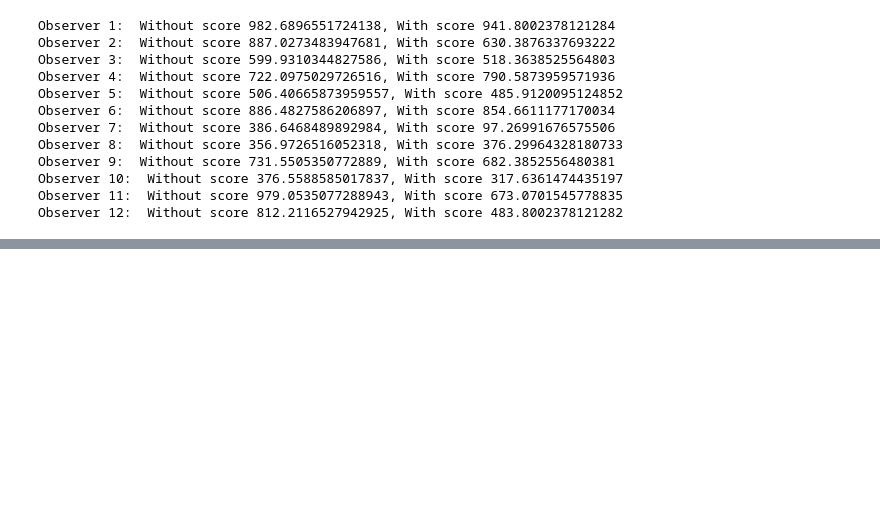
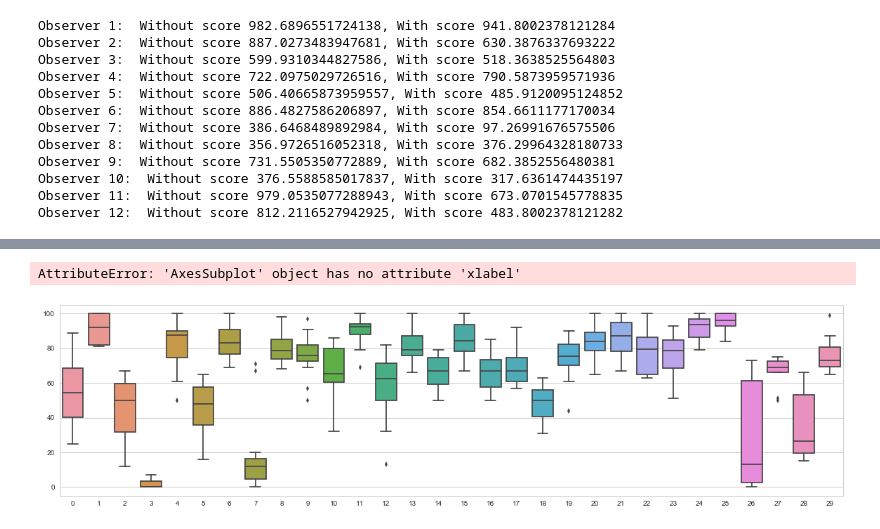
Before and after one commit to peterjmartinson/heart-survey, a Jupyter notebook: Survey.ipynb, the cells around one changed output, grey strips where cells are left out. Drawn from its saved outputs; the diff is of its cells as text; code cells hidden in the pictures; blank space fills up the shorter version.

```diff
--- a/Survey.ipynb
+++ b/Survey.ipynb
@@ -248,0 +265,11 @@ Name: 3, dtype: float64
+# %%
+scores = risk.iloc[0, 0:30]  # Pandas Series from a DataFrame
+srtr_scores = scaled_srtr_risk.iloc[0:30, 0]  # Pandas Series from a DataFrame
+n = len(scores)
+plt.figure(figsize=(20, 5))
+
+ax = sns.boxplot(data=risk.iloc[:, 0:30])
+ax.xlabel("Scenario")
+# %% [output]
+AttributeError: 'AxesSubplot' object has no attribute 'xlabel'
+[figure, added]
```
Also changed, not shown: parts of 8 cells of this notebook.
